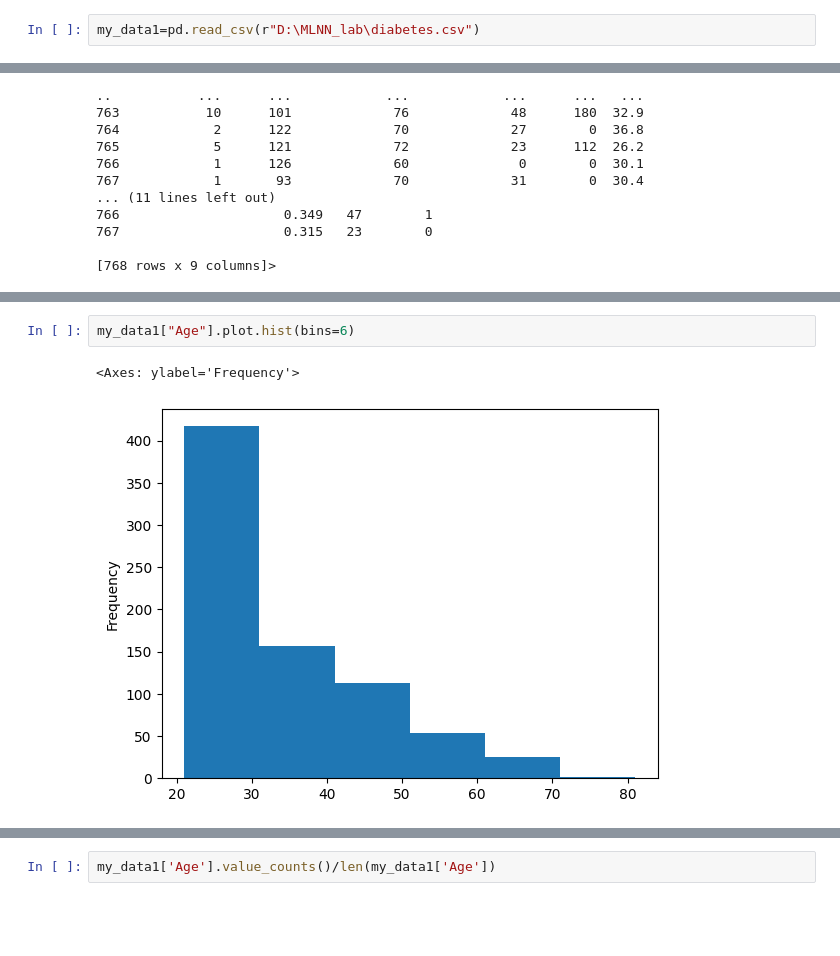
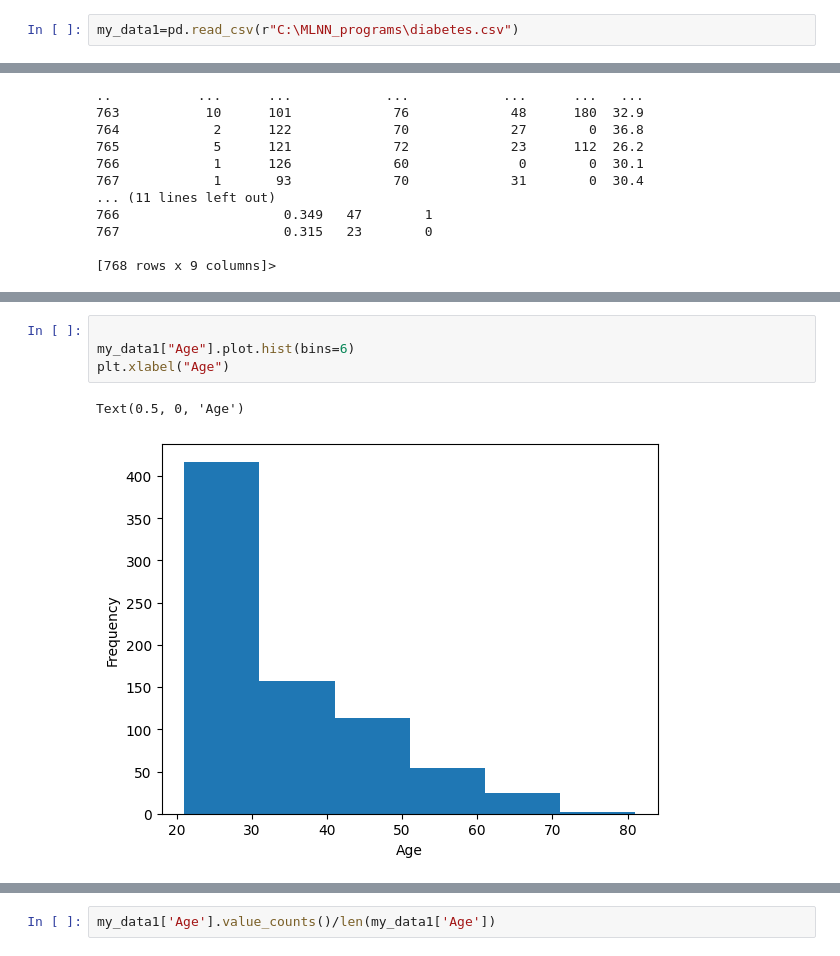
Before and after one commit to khyati999/Machine-Learning-and-Neural-Network-Programs, a Jupyter notebook: Lab_exp.ipynb, the cells around one changed output, grey strips where cells are left out. Saved outputs shown, nothing was run; the diff lists cells and outputs as text; blank space fills up the shorter version.

```diff
--- a/Lab_exp.ipynb
+++ b/Lab_exp.ipynb
@@ -3,7 +3,7 @@ import pandas as pd
 import numpy as np
 import matplotlib.pyplot as plt
 # %%
-my_data1=pd.read_csv(r"D:\MLNN_lab\diabetes.csv")
+my_data1=pd.read_csv(r"C:\MLNN_programs\diabetes.csv")
 # %%
 print(my_data1)
 # %% [output]
@@ -96,7 +88,9 @@ my_data1.describe()
 | 75% | 6.000000 | 140.250000 | 80.000000 | 32.000000 | 127.250000 | 36.600000 | 0.626250 | 41.000000 | ... |
 | max | 17.000000 | 199.000000 | 122.000000 | 99.000000 | 846.000000 | 67.100000 | 2.420000 | 81.000000 | ... |
 # %%
+
 my_data1["Age"].plot.hist(bins=6)
+plt.xlabel("Age")
 # %% [output]
-<Axes: ylabel='Frequency'>
+Text(0.5, 0, 'Age')
-[figure, old version]
+[figure, new version]
```
Also changed, not shown: parts of 3 cells of this notebook, 2 other files.
